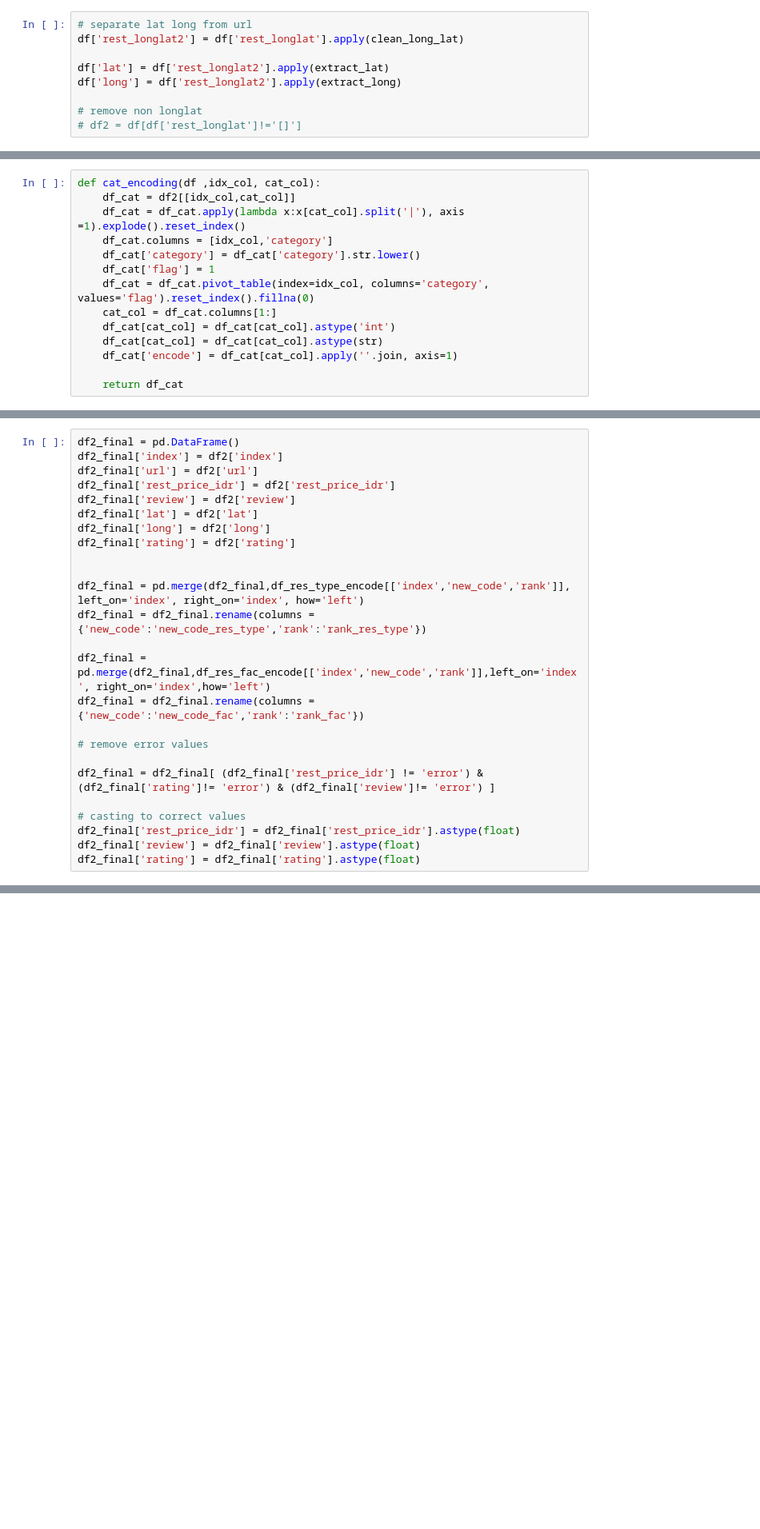
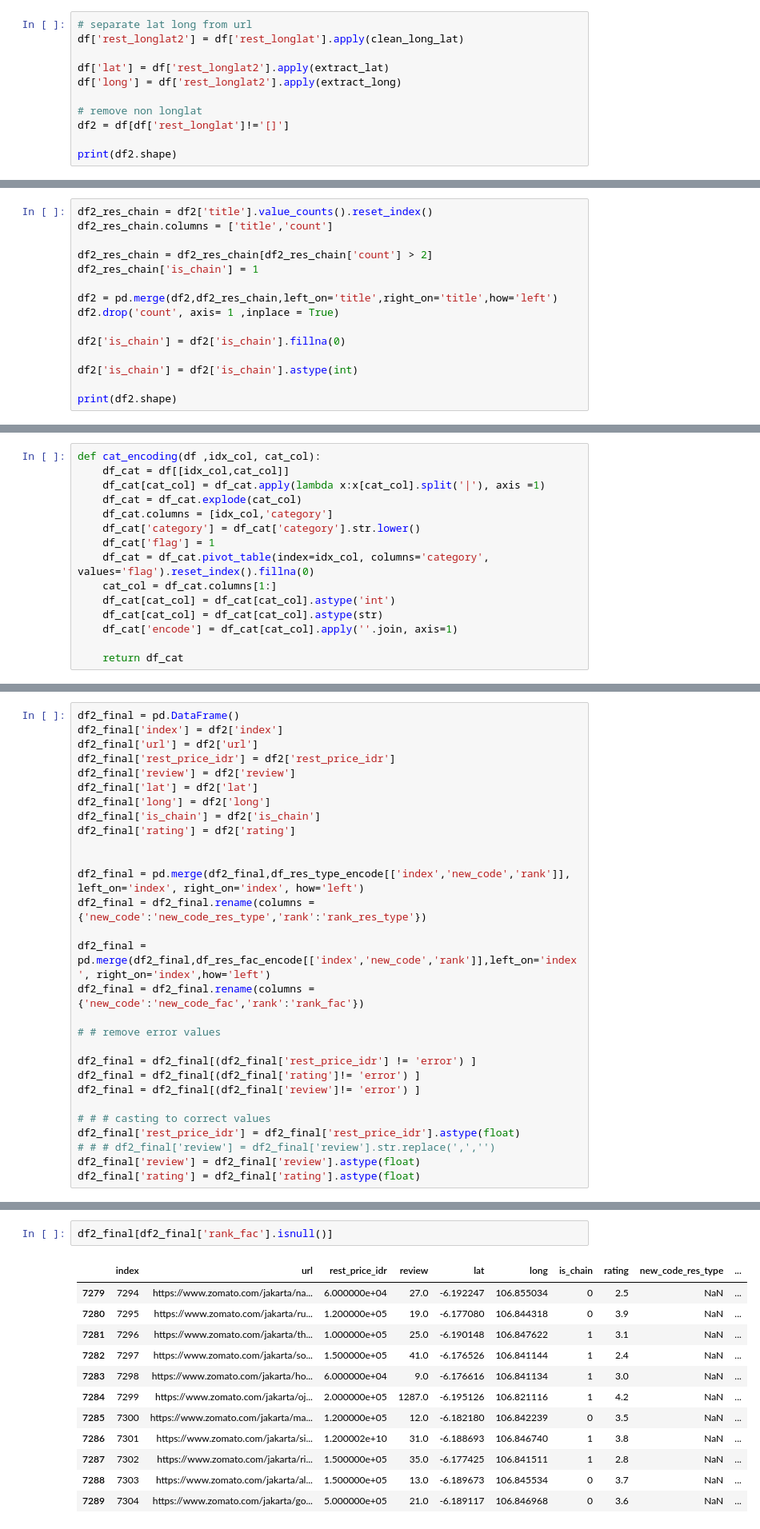
Before and after one commit to adamaulia/AdamThesis, a Jupyter notebook: 2_data_clean.ipynb, the cells around one changed output, grey strips where cells are left out. Shown at 80% size. Cells and saved outputs as stored; diff of their text form; blank space fills up the shorter version.

```diff
--- a/2_data_clean.ipynb
+++ b/2_data_clean.ipynb
@@ -91,4 +91,6 @@ df['lat'] = df['rest_longlat2'].apply(extract_lat)
 df['long'] = df['rest_longlat2'].apply(extract_long)
 
 # remove non longlat
-# df2 = df[df['rest_longlat']!='[]']
+df2 = df[df['rest_longlat']!='[]']
+
+print(df2.shape)
@@ -151,0 +164,15 @@ See the caveats in the documentation: https://pandas.pydata.org/pandas-docs/stab
+# %%
+df2_res_chain = df2['title'].value_counts().reset_index()
+df2_res_chain.columns = ['title','count']
+
+df2_res_chain = df2_res_chain[df2_res_chain['count'] > 2]
+df2_res_chain['is_chain'] = 1
+
+df2 = pd.merge(df2,df2_res_chain,left_on='title',right_on='title',how='left')
+df2.drop('count', axis= 1 ,inplace = True)
+
+df2['is_chain'] = df2['is_chain'].fillna(0)
+
+df2['is_chain'] = df2['is_chain'].astype(int)
+
+print(df2.shape)
@@ -164,8 +206,9 @@ total unique facility (54,)
 total unique restaurant type (86,)
 # %%
 def cat_encoding(df ,idx_col, cat_col):
-    df_cat = df2[[idx_col,cat_col]]
-    df_cat = df_cat.apply(lambda x:x[cat_col].split('|'), axis =1).explode().reset_index()
+    df_cat = df[[idx_col,cat_col]]
+    df_cat[cat_col] = df_cat.apply(lambda x:x[cat_col].split('|'), axis =1)
+    df_cat = df_cat.explode(cat_col)
     df_cat.columns = [idx_col,'category']
     df_cat['category'] = df_cat['category'].str.lower()
     df_cat['flag'] = 1
@@ -221,6 +294,7 @@ df2_final['rest_price_idr'] = df2['rest_price_idr']
 df2_final['review'] = df2['review']
 df2_final['lat'] = df2['lat']
 df2_final['long'] = df2['long']
+df2_final['is_chain'] = df2['is_chain']
 df2_final['rating'] = df2['rating']
 
 
@@ -230,11 +304,14 @@ df2_final = df2_final.rename(columns = {'new_code':'new_code_res_type','rank':'r
 df2_final = pd.merge(df2_final,df_res_fac_encode[['index','new_code','rank']],left_on='index', right_on='index',how='left')
 df2_final = df2_final.rename(columns = {'new_code':'new_code_fac','rank':'rank_fac'})
 
-# remove error values
+# # remove error values
 
-df2_final = df2_final[ (df2_final['rest_price_idr'] != 'error') & (df2_final['rating']!= 'error') & (df2_final['review']!= 'error') ]
+df2_final = df2_final[(df2_final['rest_price_idr'] != 'error') ]
+df2_final = df2_final[(df2_final['rating']!= 'error') ]
+df2_final = df2_final[(df2_final['review']!= 'error') ]
 
-# casting to correct values
+# # # casting to correct values
 df2_final['rest_price_idr'] = df2_final['rest_price_idr'].astype(float)
+# # # df2_final['review'] = df2_final['review'].str.replace(',','')
 df2_final['review'] = df2_final['review'].astype(float)
 df2_final['rating'] = df2_final['rating'].astype(float)
@@ -261,0 +363,15 @@ memory usage: 419.8+ KB
+# %%
+df2_final[df2_final['rank_fac'].isnull()]
+# %% [output]
+|  | index | url | rest_price_idr | review | lat | long | is_chain | rating | new_code_res_type | ... |
+| 7279 | 7294 | https://www.zomato.com/jakarta/na... | 6.000000e+04 | 27.0 | -6.192247 | 106.855034 | 0 | 2.5 | NaN | ... |
+| 7280 | 7295 | https://www.zomato.com/jakarta/ru... | 1.200000e+05 | 19.0 | -6.177080 | 106.844318 | 0 | 3.9 | NaN | ... |
+| 7281 | 7296 | https://www.zomato.com/jakarta/th... | 1.000000e+05 | 25.0 | -6.190148 | 106.847622 | 1 | 3.1 | NaN | ... |
+| 7282 | 7297 | https://www.zomato.com/jakarta/so... | 1.500000e+05 | 41.0 | -6.176526 | 106.841144 | 1 | 2.4 | NaN | ... |
+| 7283 | 7298 | https://www.zomato.com/jakarta/ho... | 6.000000e+04 | 9.0 | -6.176616 | 106.841134 | 1 | 3.0 | NaN | ... |
+| 7284 | 7299 | https://www.zomato.com/jakarta/oj... | 2.000000e+05 | 1287.0 | -6.195126 | 106.821116 | 1 | 4.2 | NaN | ... |
+| 7285 | 7300 | https://www.zomato.com/jakarta/ma... | 1.200000e+05 | 12.0 | -6.182180 | 106.842239 | 0 | 3.5 | NaN | ... |
+| 7286 | 7301 | https://www.zomato.com/jakarta/si... | 1.200002e+10 | 31.0 | -6.188693 | 106.846740 | 1 | 3.8 | NaN | ... |
+| 7287 | 7302 | https://www.zomato.com/jakarta/ri... | 1.500000e+05 | 35.0 | -6.177425 | 106.841511 | 1 | 2.8 | NaN | ... |
+| 7288 | 7303 | https://www.zomato.com/jakarta/al... | 1.500000e+05 | 13.0 | -6.189673 | 106.845534 | 0 | 3.7 | NaN | ... |
+| 7289 | 7304 | https://www.zomato.com/jakarta/go... | 5.000000e+05 | 21.0 | -6.189117 | 106.846968 | 0 | 3.6 | NaN | ... |
```
Also changed, not shown: parts of 20 cells of this notebook, 5 other files.
